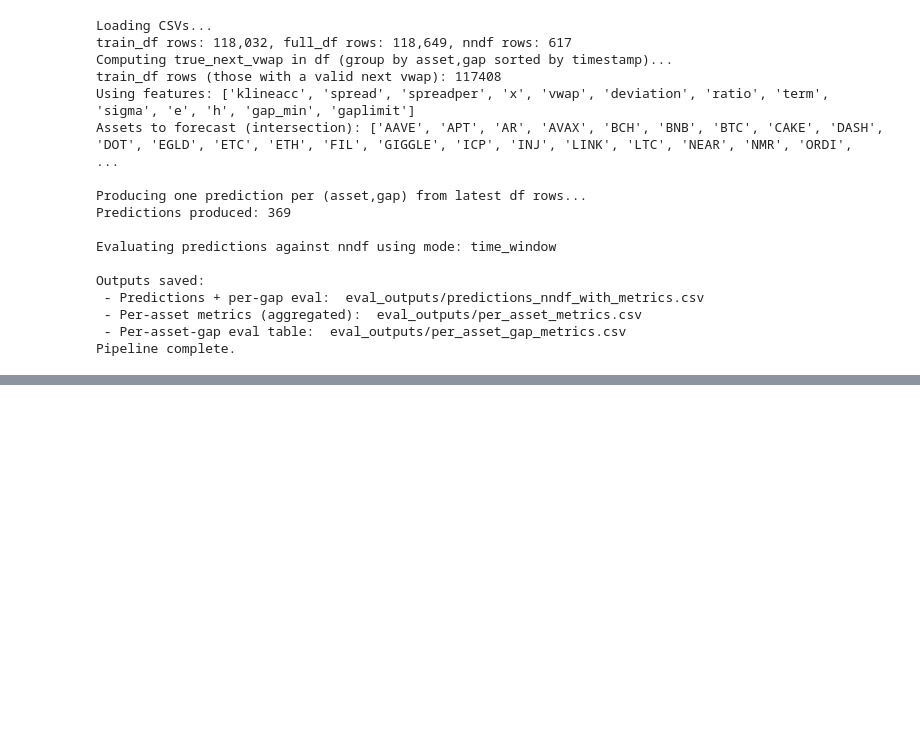
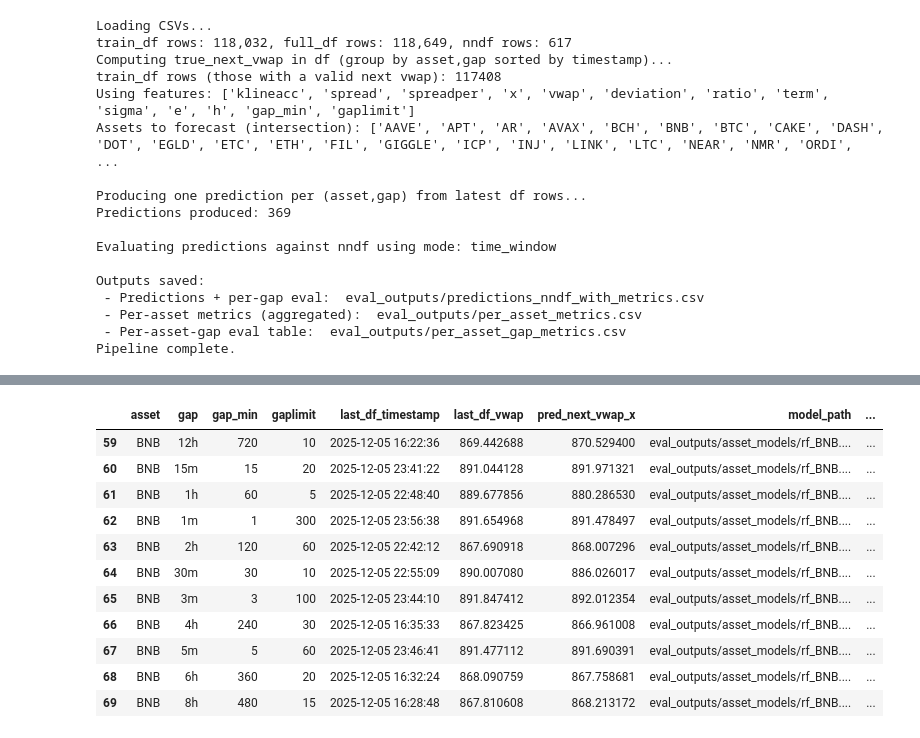
Before and after one commit to itpofy2024o/st, a Jupyter notebook: ut.ipynb, the cells around one changed output, grey strips where cells are left out. Drawn from its saved outputs; the diff is of its cells as text; code cells hidden in the pictures; blank space fills up the shorter version.

```diff
--- a/ut.ipynb
+++ b/ut.ipynb
@@ -550,0 +789,15 @@ Per-asset aggregated metrics:
+# %%
+pred_full[pred_full["asset"]=="BNB"].tail(11)
+# %% [output]
+|  | asset | gap | gap_min | gaplimit | last_df_timestamp | last_df_vwap | pred_next_vwap_x | model_path | ... |
+| 59 | BNB | 12h | 720 | 10 | 2025-12-05 16:22:36 | 869.442688 | 870.529400 | eval_outputs/asset_models/rf_BNB.... | ... |
+| 60 | BNB | 15m | 15 | 20 | 2025-12-05 23:41:22 | 891.044128 | 891.971321 | eval_outputs/asset_models/rf_BNB.... | ... |
+| 61 | BNB | 1h | 60 | 5 | 2025-12-05 22:48:40 | 889.677856 | 880.286530 | eval_outputs/asset_models/rf_BNB.... | ... |
+| 62 | BNB | 1m | 1 | 300 | 2025-12-05 23:56:38 | 891.654968 | 891.478497 | eval_outputs/asset_models/rf_BNB.... | ... |
+| 63 | BNB | 2h | 120 | 60 | 2025-12-05 22:42:12 | 867.690918 | 868.007296 | eval_outputs/asset_models/rf_BNB.... | ... |
+| 64 | BNB | 30m | 30 | 10 | 2025-12-05 22:55:09 | 890.007080 | 886.026017 | eval_outputs/asset_models/rf_BNB.... | ... |
+| 65 | BNB | 3m | 3 | 100 | 2025-12-05 23:44:10 | 891.847412 | 892.012354 | eval_outputs/asset_models/rf_BNB.... | ... |
+| 66 | BNB | 4h | 240 | 30 | 2025-12-05 16:35:33 | 867.823425 | 866.961008 | eval_outputs/asset_models/rf_BNB.... | ... |
+| 67 | BNB | 5m | 5 | 60 | 2025-12-05 23:46:41 | 891.477112 | 891.690391 | eval_outputs/asset_models/rf_BNB.... | ... |
+| 68 | BNB | 6h | 360 | 20 | 2025-12-05 16:32:24 | 868.090759 | 867.758681 | eval_outputs/asset_models/rf_BNB.... | ... |
+| 69 | BNB | 8h | 480 | 15 | 2025-12-05 16:28:48 | 867.810608 | 868.213172 | eval_outputs/asset_models/rf_BNB.... | ... |
```
Also changed, not shown: parts of 3 cells of this notebook.
